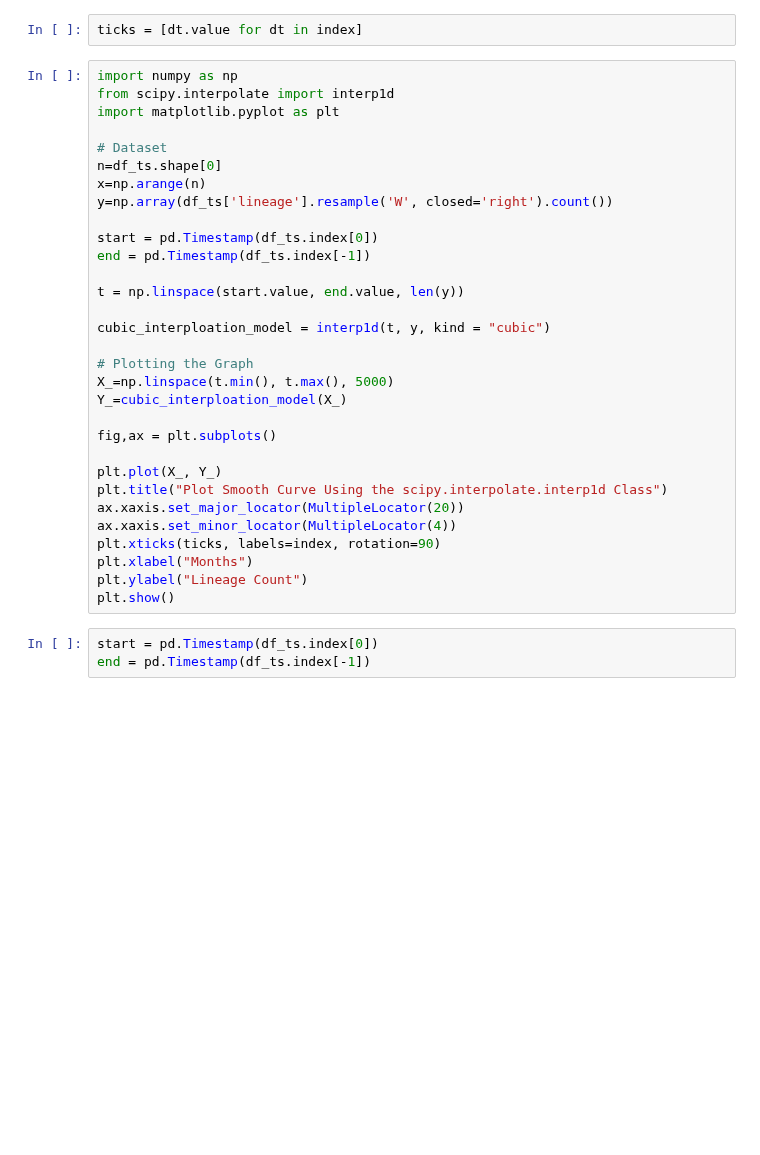
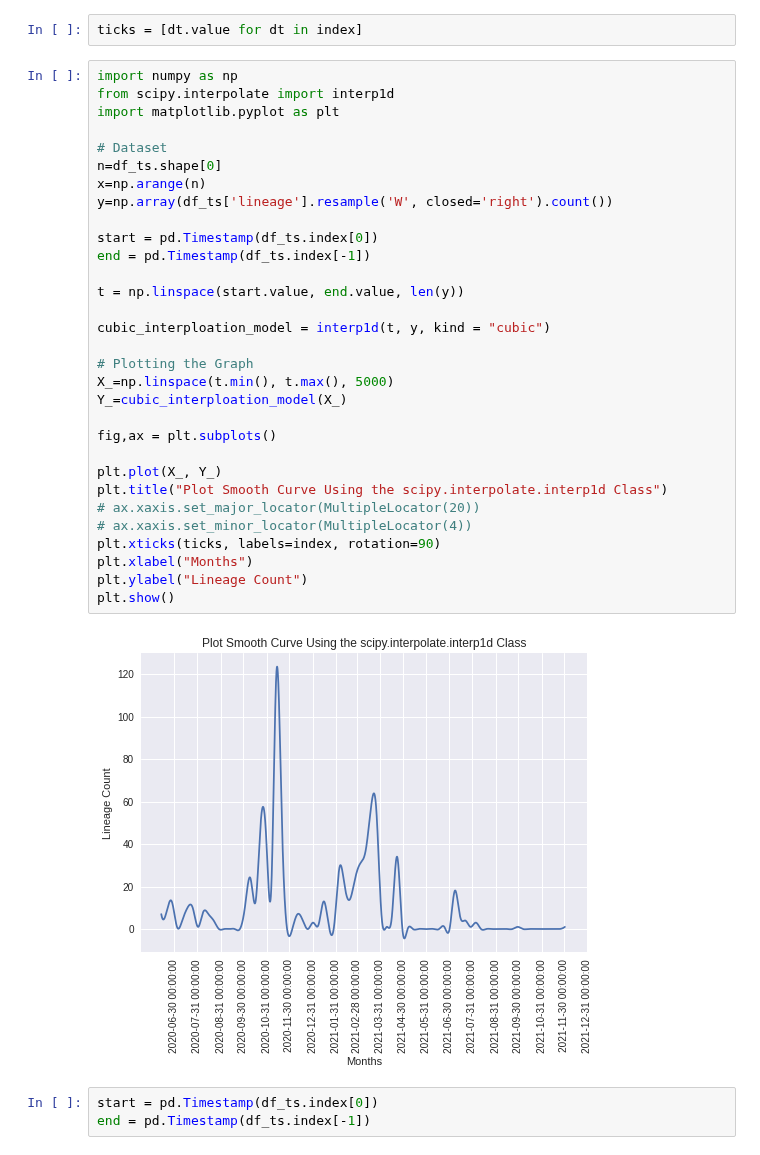
Before and after one commit to ousodaniel/SARS-CoV-2-Data-Workflows, a Jupyter notebook: trend-plots.ipynb, the cells around one changed output. Drawn from its saved outputs; the diff is of its cells as text; blank space fills up the shorter version.

```diff
--- a/trend-plots.ipynb
+++ b/trend-plots.ipynb
@@ -593,34 +609,36 @@ ticks = [dt.value for dt in index]
 # %%
 import numpy as np
 from scipy.interpolate import interp1d
 import matplotlib.pyplot as plt
 
 # Dataset
 n=df_ts.shape[0]
 x=np.arange(n)
 y=np.array(df_ts['lineage'].resample('W', closed='right').count())
 
 start = pd.Timestamp(df_ts.index[0])
 end = pd.Timestamp(df_ts.index[-1])
 
 t = np.linspace(start.value, end.value, len(y))
 
 cubic_interploation_model = interp1d(t, y, kind = "cubic")
 
 # Plotting the Graph
 X_=np.linspace(t.min(), t.max(), 5000)
 Y_=cubic_interploation_model(X_)
 
 fig,ax = plt.subplots()
 
 plt.plot(X_, Y_)
 plt.title("Plot Smooth Curve Using the scipy.interpolate.interp1d Class")
-ax.xaxis.set_major_locator(MultipleLocator(20))
-ax.xaxis.set_minor_locator(MultipleLocator(4))
+# ax.xaxis.set_major_locator(MultipleLocator(20))
+# ax.xaxis.set_minor_locator(MultipleLocator(4))
 plt.xticks(ticks, labels=index, rotation=90)
 plt.xlabel("Months")
 plt.ylabel("Lineage Count")
 plt.show()
+# %% [output]
+[figure, added]
 # %%
 start = pd.Timestamp(df_ts.index[0])
 end = pd.Timestamp(df_ts.index[-1])
```
Also changed, not shown: parts of 15 cells of this notebook, 4 other files.
